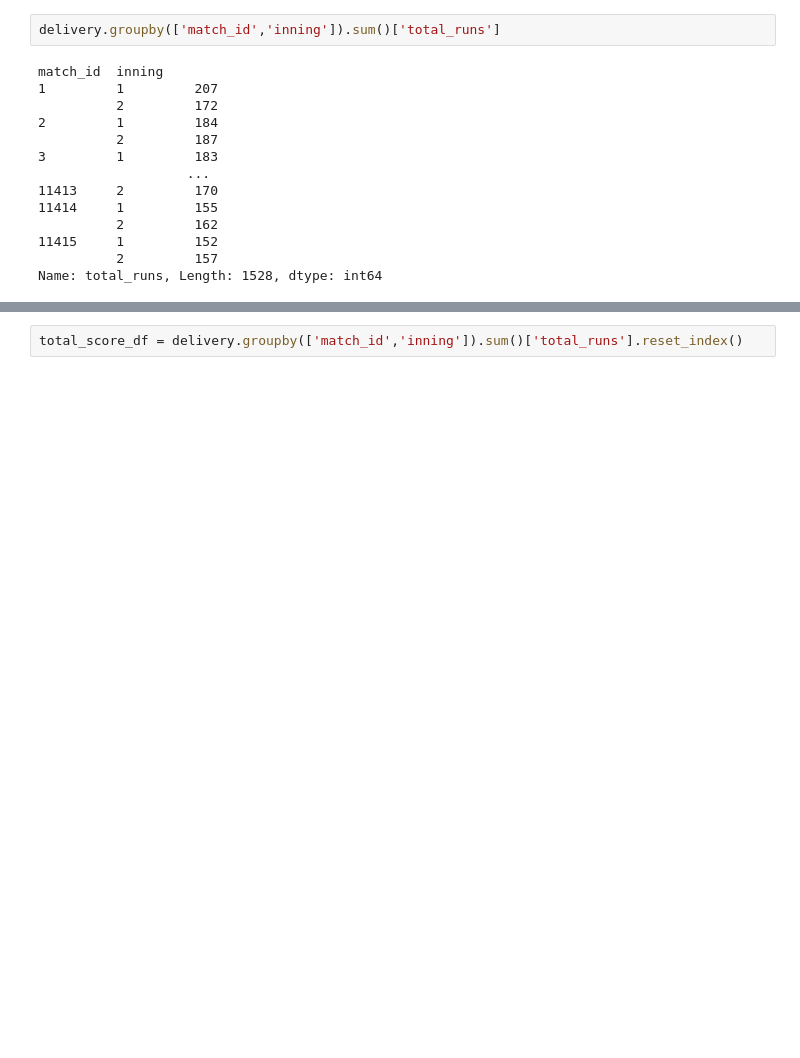
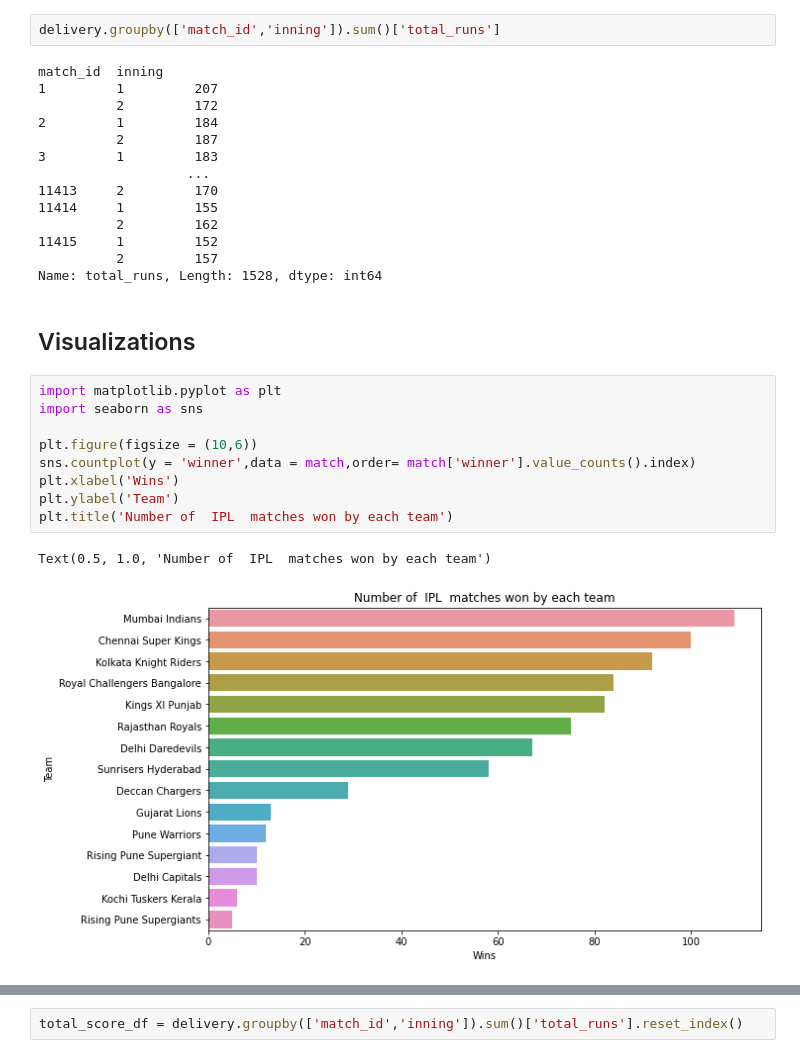
Before and after one commit to cs-sohan/sportsguru, a Jupyter notebook: Ipl_Win_Predictor.ipynb, the cells around one changed output, grey strips where cells are left out. Cells and saved outputs as stored; diff of their text form; blank space fills up the shorter version.

```diff
--- a/Ipl_Win_Predictor.ipynb
+++ b/Ipl_Win_Predictor.ipynb
@@ -44,3 +44,17 @@ match_id  inning
 11415     1         152
           2         157
 Name: total_runs, Length: 1528, dtype: int64
+# %% [markdown]
+## Visualizations
+# %%
+import matplotlib.pyplot as plt
+import seaborn as sns
+
+plt.figure(figsize = (10,6))
+sns.countplot(y = 'winner',data = match,order= match['winner'].value_counts().index)
+plt.xlabel('Wins')
+plt.ylabel('Team')
+plt.title('Number of  IPL  matches won by each team')
+# %% [output]
+Text(0.5, 1.0, 'Number of  IPL  matches won by each team')
+[figure, added]
```
Also changed, not shown: parts of 16 cells of this notebook, 1 other file.
